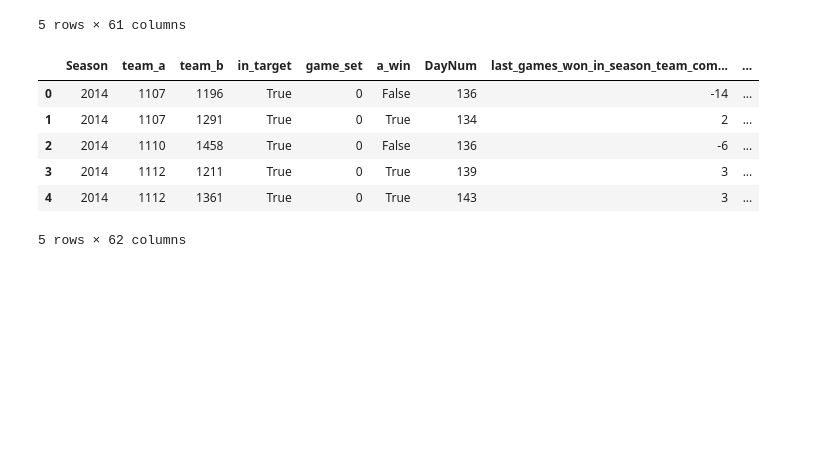
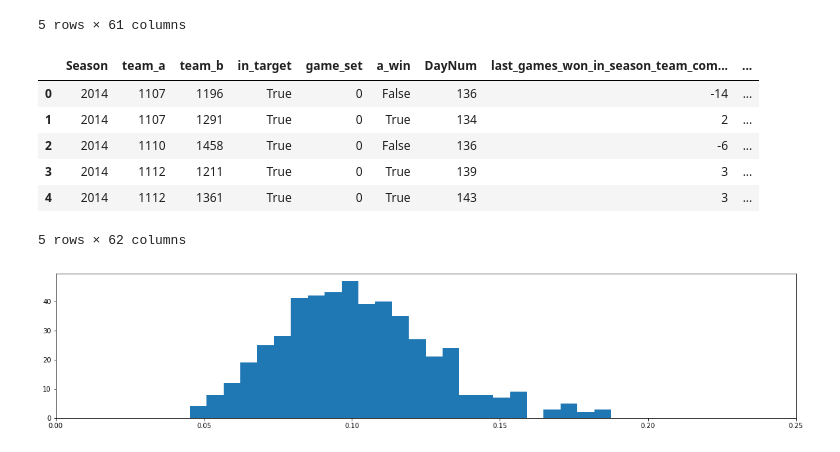
Before and after one commit to TheMoods/MarchMadness, a Jupyter notebook: 4_Jonas_XGB_Ensemble.ipynb, the cells around one changed output. Cells and saved outputs as stored; diff of their text form; code cells hidden in the pictures; blank space fills up the shorter version.

```diff
--- a/4_Jonas_XGB_Ensemble.ipynb
+++ b/4_Jonas_XGB_Ensemble.ipynb
@@ -70,31 +70,34 @@ data.head()
 # %%
 from xgboost import XGBClassifier
 from sklearn.model_selection import KFold
 from sklearn.metrics import log_loss
 
 
 X = data.drop(['Season', 'team_a', 'team_b', 'a_win', 'in_target', 'DayNum'], axis=1)
 y = data[['a_win', 'game_set']]
 
 metrics = []
 for i in range(50):
     kf = KFold(n_splits=10, shuffle=True)
     for tr_i, t_i in kf.split(X):
         X_tr, y_tr = X.iloc[tr_i], y.iloc[tr_i].a_win
         X_t, y_t = X.iloc[t_i], y.iloc[t_i].a_win
         xgb = XGBClassifier(max_depth=7, subsample=.8)
         xgb.fit(X_tr.values, y_tr)
         preds = xgb.predict_proba(X_t.values)
         ncaa_true = y.iloc[t_i][y.iloc[t_i].game_set == 0]
         ncaa_pred = preds[y.iloc[t_i].reset_index().game_set == 0]
         metric = log_loss(ncaa_true.a_win.astype(int), ncaa_pred, labels=(0, 1))
     #     print(metric)
         metrics.append(metric)
 
 print('Metric Mean: {:.2f} ({:.2f})'.format(np.mean(metrics), np.std(metrics)))
 plt.figure(figsize=(20,4))
-plt.hist(metrics, bins=50)
+plt.xlim([0,.25])
+plt.hist(metrics, bins=25)
 plt.show()
+# %% [output]
+[figure, added]
 # %%
 from xgboost import plot_importance
 
```
Also changed, not shown: parts of 1 cell of this notebook.
